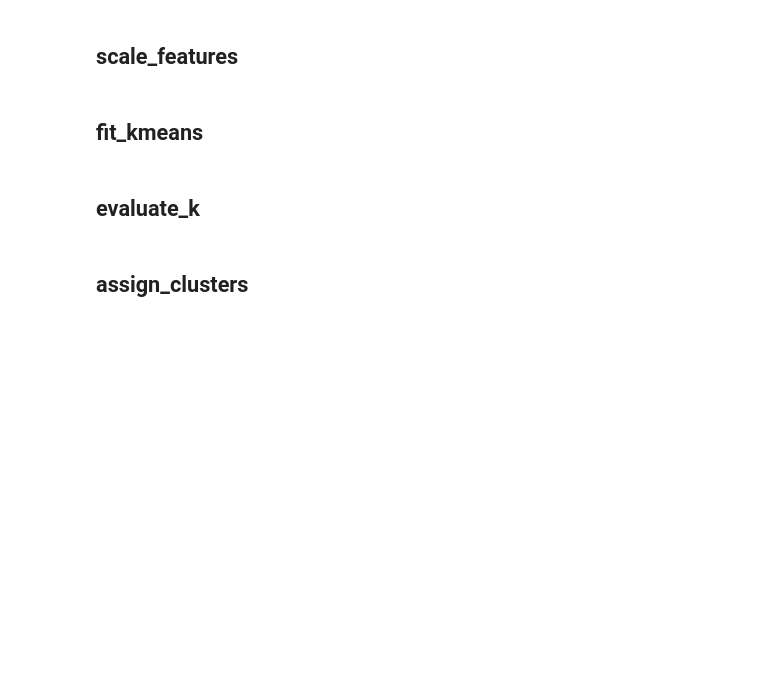
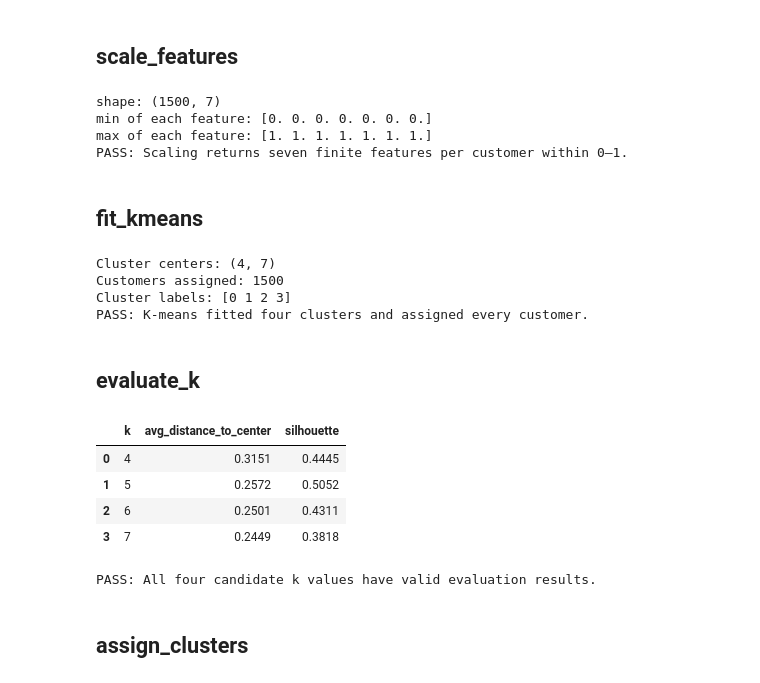
Before and after one commit to anikatahsinsarker/canopy-segments, a Jupyter notebook: notebooks/development.ipynb, the cells around one changed output. Drawn from its saved outputs; the diff is of its cells as text; code cells hidden in the pictures; blank space fills up the shorter version.

```diff
--- a/notebooks/development.ipynb
+++ b/notebooks/development.ipynb
@@ -42,9 +64,61 @@ X = s.scale_features(customers)
 print("shape:", X.shape)
 print("min of each feature:", X.min(axis=0).round(2))
 print("max of each feature:", X.max(axis=0).round(2))
+
+#check the output type, dimensions, and range
+import numpy as np
+
+assert isinstance(X, np.ndarray)
+assert X.shape == (len(customers), len(s.FEATURES))
+assert np.isfinite(X).all()
+assert np.all(X >= -1e-10)
+assert np.all(X <= 1 + 1e-10)
+
+print("PASS: Scaling returns seven finite features per customer within 0–1.")
+# %% [output]
+shape: (1500, 7)
+min of each feature: [0. 0. 0. 0. 0. 0. 0.]
+max of each feature: [1. 1. 1. 1. 1. 1. 1.]
+PASS: Scaling returns seven finite features per customer within 0–1.
 # %% [markdown]
 ## fit_kmeans
+# %%
+#Using k=4 to test fitting
+model = s.fit_kmeans(X, k=4)
+
+print("Cluster centers:", model.cluster_centers_.shape)
+print("Customers assigned:", len(model.labels_))
+print("Cluster labels:", np.unique(model.labels_))
+
+assert model.cluster_centers_.shape == (4, 7)
+assert len(model.labels_) == len(customers)
+assert set(model.labels_) == {0, 1, 2, 3}
+assert model.n_init == s.N_INIT
+assert model.random_state == s.RANDOM_STATE
+
+print("PASS: K-means fitted four clusters and assigned every customer.")
+# %% [output]
+Cluster centers: (4, 7)
+Customers assigned: 1500
+Cluster labels: [0 1 2 3]
+PASS: K-means fitted four clusters and assigned every customer.
 # %% [markdown]
 ## evaluate_k
+# %%
+k_evaluation = s.evaluate_k(X)
+display(k_evaluation)
+
+assert k_evaluation.columns.tolist() == ["k", "avg_distance_to_center", "silhouette"]
+assert k_evaluation["k"].tolist() == [4,5,6,7]
+assert k_evaluation["avg_distance_to_center"].ge(0).all()
+assert k_evaluation["silhouette"].between(-1,1).all()
+print("PASS: All four candidate k values have valid evaluation results.")
+# %% [output]
+|  | k | avg_distance_to_center | silhouette |
+| 0 | 4 | 0.3151 | 0.4445 |
+| 1 | 5 | 0.2572 | 0.5052 |
+| 2 | 6 | 0.2501 | 0.4311 |
+| 3 | 7 | 0.2449 | 0.3818 |
+PASS: All four candidate k values have valid evaluation results.
 # %% [markdown]
 ## assign_clusters
```
Also changed, not shown: parts of 13 cells of this notebook, 1 other file.
